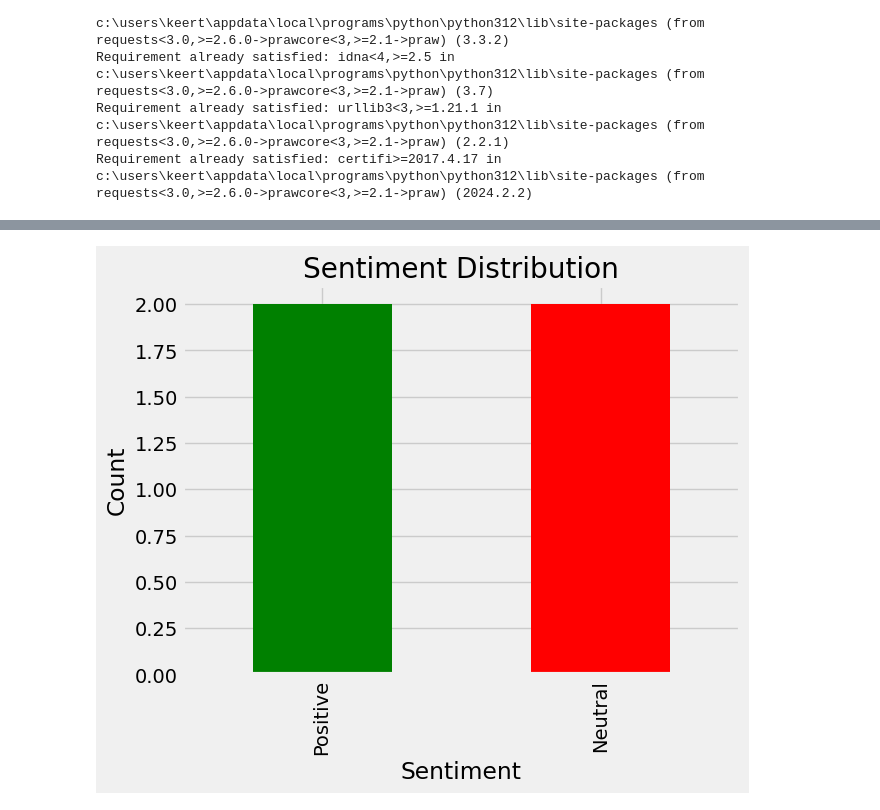
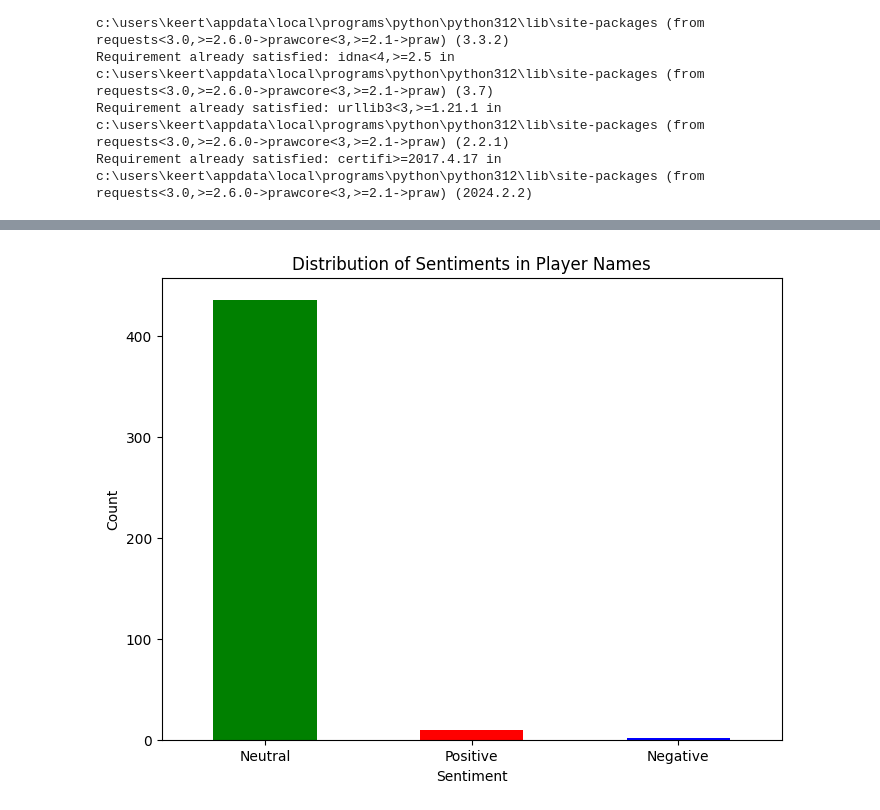
Before and after one commit to KeerthiR02/TextBasedAnalysis, a Jupyter notebook: Midterm (2).ipynb, the cells around one changed output, grey strips where cells are left out. Drawn from its saved outputs; the diff is of its cells as text; code cells hidden in the pictures.

```diff
--- a/Midterm (2).ipynb
+++ b/Midterm (2).ipynb
@@ -83,5 +84,7 @@ freq_df.head(10)
 | quot | 53 |
 | guys | 52 |
 # %%
+#Question 2
+df['length'] = df['AUTHOR'].str.len()
 
-df['length'] = df['text'].str.len()
+df.describe()
@@ -87,0 +120,5 @@ df['length'] = df['text'].str.len()
+# %%
+df['CLASS'] = df['CLASS'].fillna('unknown')
+df['AUTHOR'] = df['AUTHOR'].fillna('unknown')
+
+df.isna().sum()
@@ -87,0 +134,4 @@ df['length'] = df['text'].str.len()
+# %%
+df['DATE']=df['DATE'].str.upper()
+df['AUTHOR']=df['AUTHOR'].str.upper()
+df['COMMENT_ID'] = df['COMMENT_ID'].str.upper()
@@ -231,8 +295,10 @@ ax.set(xlabel='Frequency', ylabel='Token', title='Top Words')
 # %%
 from wordcloud import WordCloud
 from matplotlib import pyplot as plt
-text = df.query("length==40 and AUTHOR=='Dany PK'")['text'].values[0]
-plt.figure(figsize=(14, 7)) ###
+
+# Assuming df is your DataFrame
+text = df.query("length == 13 and AUTHOR == 'GAMING GAMING'")['text'].values[0]
+plt.figure(figsize=(14, 7))
 wc = WordCloud(max_words=100, stopwords=stopwords)
 wc.generate(text)
 plt.imshow(wc, interpolation='bilinear')
@@ -328,55 +436,41 @@ print(df[['text', 'SENTIMENT', 'SENTIMENT_SCORE']])
 # %%
 import pandas as pd
 from textblob import TextBlob
 import matplotlib.pyplot as plt
 
 # Sample dataset
-data = {
-    'COMMENT_ID': ['z12rwfnyyrbsefonb232i5ehdxzkjzjs2', 'z130wpnwwnyuetxcn23xf5k5ynmkdpjrj04',
-                   'z13vsfqirtavjvu0t22ezrgzyorwxhpf3', 'z12wjzc4eprnvja4304cgbbizuved35wxcs'],
-    'AUTHOR': ['Lisa Wellas', 'jason graham', 'Ajkal Khan', 'Dakota Taylor'],
-    'DATE': [None, '2015-05-29T02:26:10.652000', None, '2015-05-29T02:13:07.810000'],
-    'text': ['+447935454150 lovely girl talk to me xxx﻿', 'I always end up coming back to this song<br />﻿',
-             'my sister just received over 6,500 new <a rel=...', ''],
-    'CLASS': [1, 0, 1, None]
-}
+# Load your dataset
+file="C:\\Users\\keert\\Downloads\\collection.csv"
+df=pd.read_csv(file)# Replace "your_dataset.csv" with the path to your dataset
 
-df = pd.DataFrame(data)
+
 
 # Perform sentiment analysis
 def analyze_sentiment(text):
-    if text:
-        blob = TextBlob(text)
-        return blob.sentiment.polarity
+    blob = TextBlob(text)
+    sentiment_score = blob.sentiment.polarity
+    if sentiment_score > 0:
+        return 'Positive'
+    elif sentiment_score < 0:
+        return 'Negative'
     else:
-        return None
+        return 'Neutral'
 
-df['SENTIMENT_SCORE'] = df['text'].apply(analyze_sentiment)
+df['sentiment'] = df['AUTHOR'].apply(analyze_sentiment)
 
-# Determine sentiment
-def determine_sentiment(score):
-    if score is not None:
-        if score > 0:
-            return "Positive"
-        elif score < 0:
-            return "Negative"
-        else:
-            return "Neutral"
-    else:
-        return None
 
-df['SENTIMENT'] = df['SENTIMENT_SCORE'].apply(determine_sentiment)
+
+
 
 # Plot results
-sentiment_counts = df['SENTIMENT'].value_counts()
+sentiment_counts = df['sentiment'].value_counts()
+# Plot the distribution of sentiments
+plt.figure(figsize=(8, 6))
 sentiment_counts.plot(kind='bar', color=['green', 'red', 'blue'])
-
-# Add labels and title
-plt.title('Sentiment Distribution')
+plt.title('Distribution of Sentiments in Player Names')
 plt.xlabel('Sentiment')
 plt.ylabel('Count')
-
-# Show plot
+plt.xticks(rotation=0)
 plt.show()
 # %% [output]
-[figure, old version]
+[figure, new version]
```
Also changed, not shown: parts of 24 cells of this notebook.
